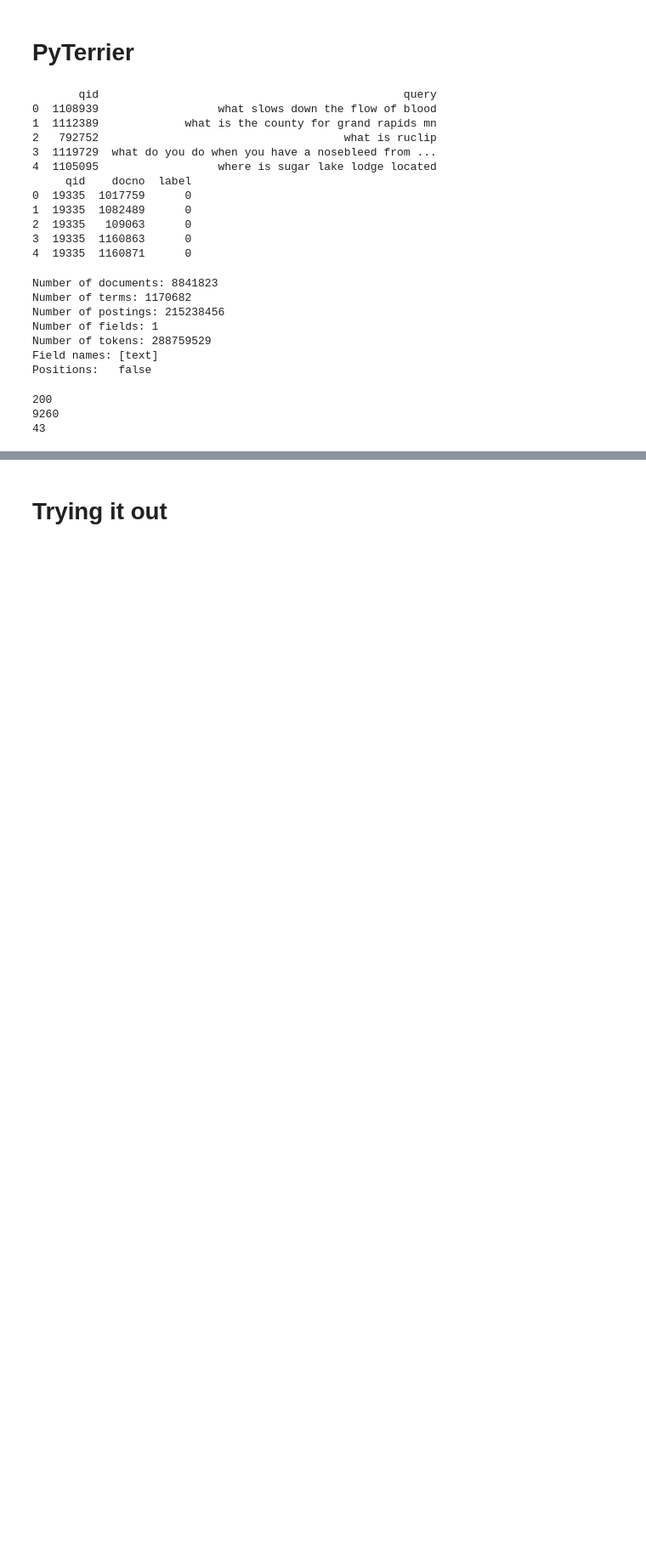
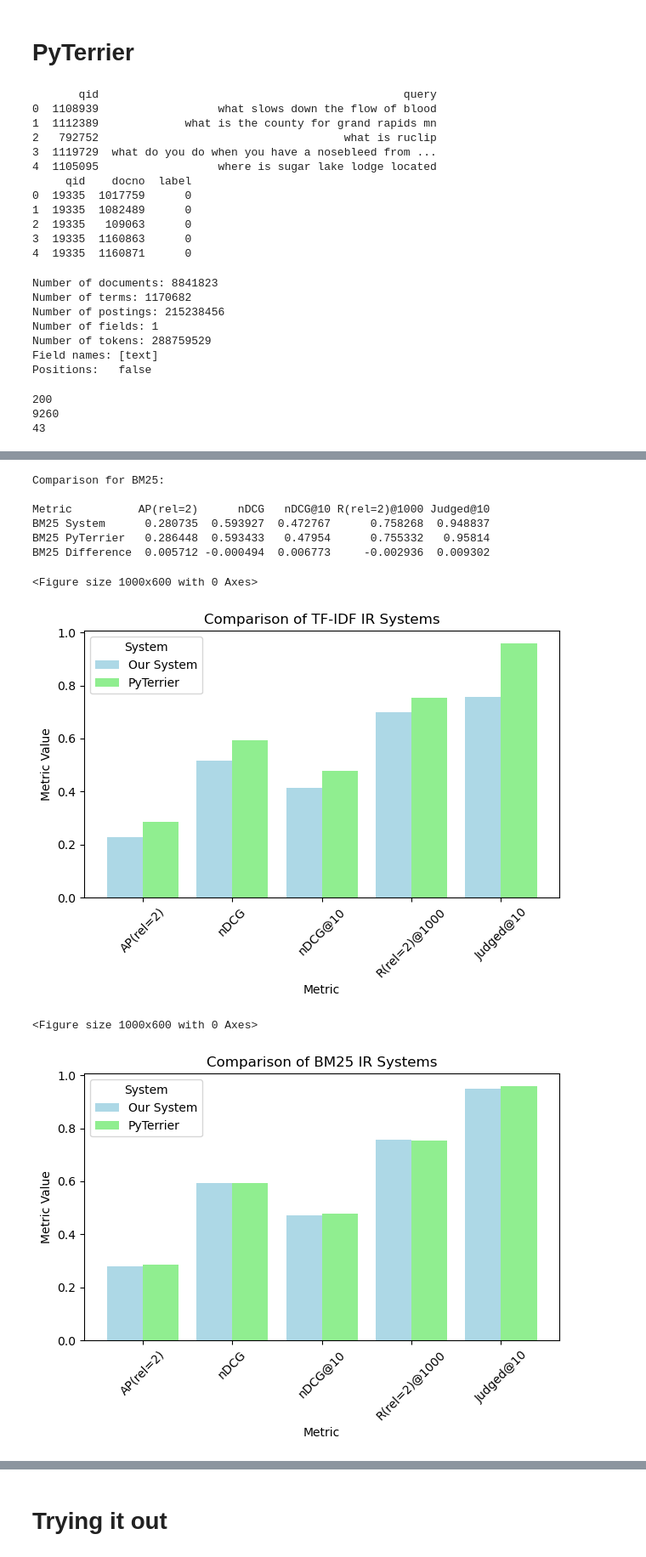
Before and after one commit to giuliocapecchi/IR_project, a Jupyter notebook: IR_project.ipynb, the cells around one changed output, grey strips where cells are left out. Shown at 85% size. Cells and saved outputs as stored; diff of their text form; code cells hidden in the pictures; blank space fills up the shorter version.

```diff
--- a/IR_project.ipynb
+++ b/IR_project.ipynb
@@ -696,6 +698,6 @@ import ir_measures
 from ir_measures import *
 
 # Load the run
-run_file_tfidf = list(ir_measures.read_trec_run(f'./results/{chosen_collection}_tfidf_200_queries.run'))
+run_file_tfidf = list(ir_measures.read_trec_run(f'./results/{chosen_collection}_tfidf.run'))
 
-run_file_bm25 = list(ir_measures.read_trec_run(f'./results/{chosen_collection}_bm25_200_queries.run'))
+run_file_bm25 = list(ir_measures.read_trec_run(f'./results/{chosen_collection}_bm25.run'))
@@ -1179,0 +937,54 @@ pt.Experiment(
+# %%
+comparison('BM25', metrics, system_measures, pyterrier_measures, decimals)
+# %% [output]
+Comparison for BM25:
+
+Metric          AP(rel=2)      nDCG   nDCG@10 R(rel=2)@1000 Judged@10
+BM25 System      0.280735  0.593927  0.472767      0.758268  0.948837
+BM25 PyTerrier   0.286448  0.593433   0.47954      0.755332   0.95814
+BM25 Difference  0.005712 -0.000494  0.006773     -0.002936  0.009302
+# %%
+comparison_data = {
+    'Metric': metrics,
+    func + ' System': [system_measures[func].get(m, None) for m in metrics],
+    func + ' PyTerrier': [pyterrier_measures[func].get(m, None) for m in metrics],
+    func + ' Difference': [
+        pyterrier_measures[func].get(m, None) - system_measures[func].get(m, None)
+        for m in metrics
+    ],
+    func + ' Percentage Difference': [
+        ((pyterrier_measures[func].get(m, None) - system_measures[func].get(m, None)) /
+         system_measures[func].get(m, None) * 100) if system_measures[func].get(m, None) else None
+        for m in metrics
+    ]
+}
+# %%
+import matplotlib.pyplot as plt
+
+#metrics = [AP(rel=2), nDCG, nDCG@10, Recall(rel=2)@1000]
+
+# Example for one scoring function (TF-IDF)
+for func in scoring_functions:
+    # Prepare data for barplot
+    comparison_df = pd.DataFrame({
+        'Metric': metrics,
+        'System': [system_measures[func].get(m, None) for m in metrics],
+        'PyTerrier': [pyterrier_measures[func].get(m, None) for m in metrics]
+    })
+
+    # Set plot size and style
+    plt.figure(figsize=(10, 6))
+    comparison_df.set_index('Metric').plot(kind='bar', width=0.8, color=['lightblue', 'lightgreen'])
+
+    plt.title(f'Comparison of {func} IR Systems')
+    plt.ylabel('Metric Value')
+    plt.xlabel('Metric')
+    plt.xticks(rotation=45)
+    plt.legend(title='System', labels=['Our System', 'PyTerrier'])
+    plt.tight_layout()
+    plt.show()
+# %% [output]
+<Figure size 1000x600 with 0 Axes>
+[figure, added]
+<Figure size 1000x600 with 0 Axes>
+[figure, added]
```
Also changed, not shown: parts of 53 cells of this notebook.
